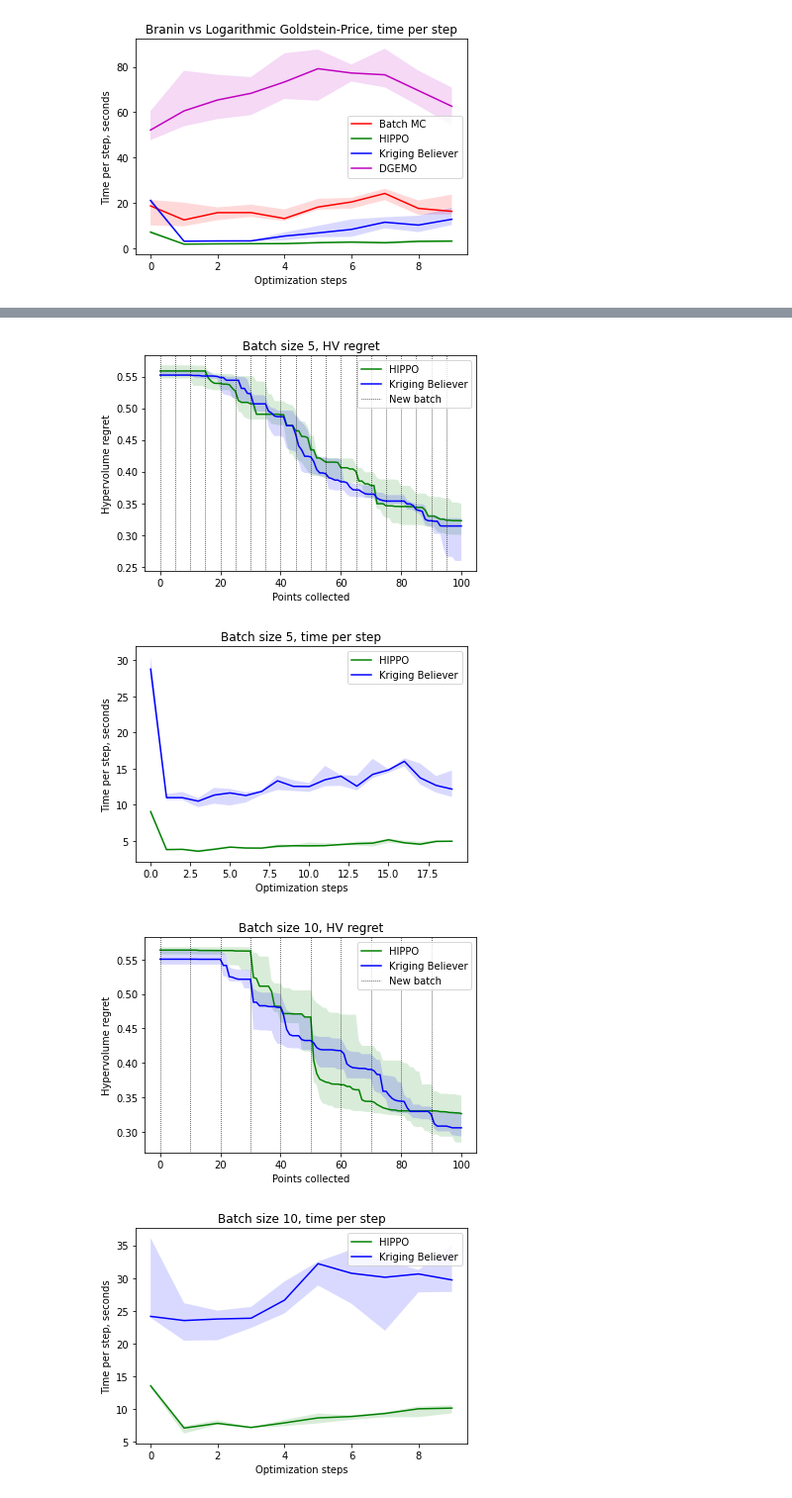
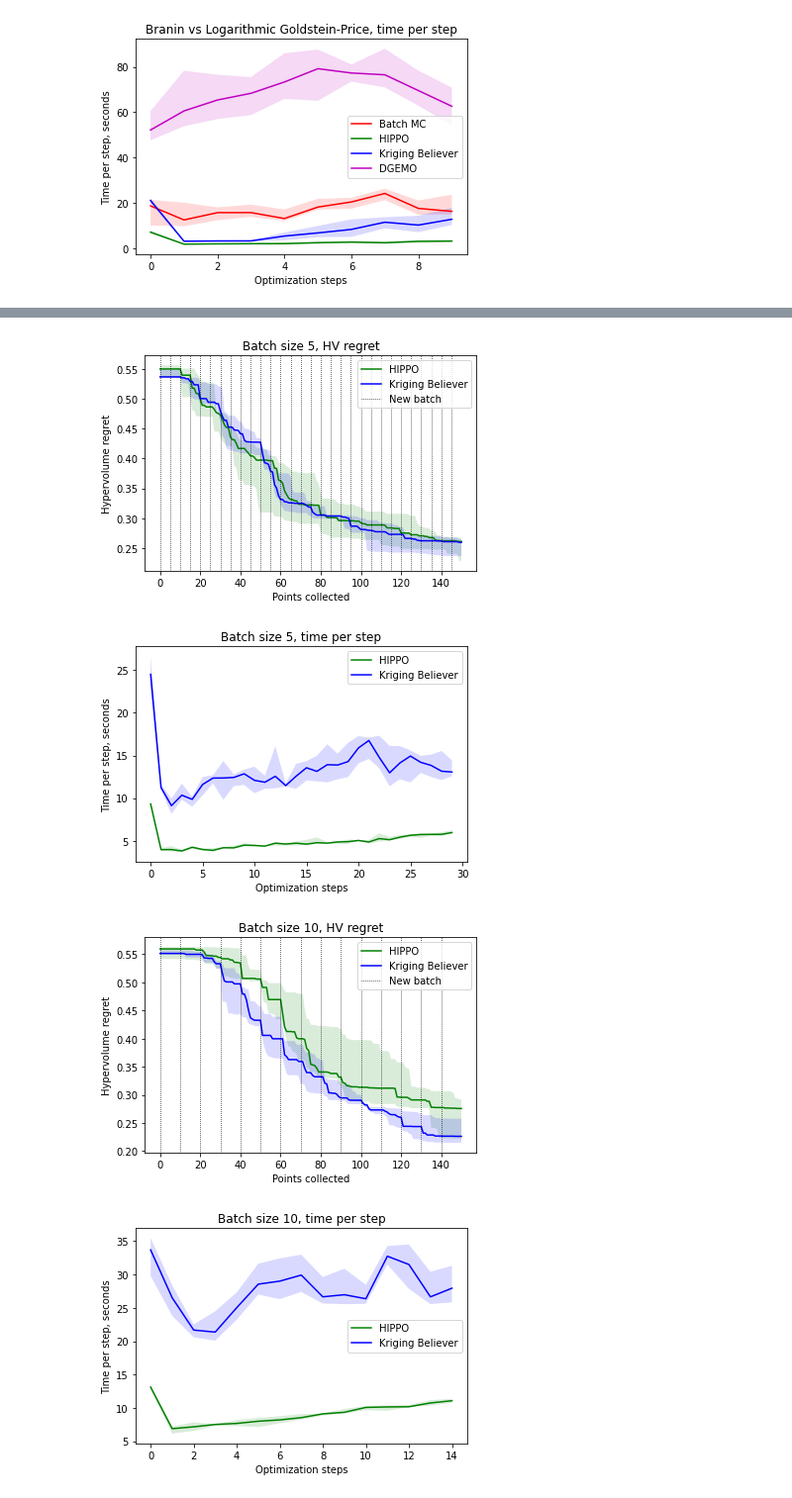
Before and after one commit to apaleyes/trieste, a Jupyter notebook: docs/notebooks/mo_lp/plot_results.ipynb, the cells around one changed output, grey strips where cells are left out. Shown: that part at 99% size. Saved outputs shown, nothing was run; the diff lists cells and outputs as text; code cells hidden in the pictures.

```diff
--- a/docs/notebooks/mo_lp/plot_results.ipynb
+++ b/docs/notebooks/mo_lp/plot_results.ipynb
@@ -12,7 +12,7 @@ def plot_median_quantiles(x, y, color, label):
     plt.fill_between(x, np.quantile(y, q=0.25, axis=0), np.quantile(y, q=0.75, axis=0), facecolor=color, alpha=0.15)
     plt.plot(x, np.median(y, axis=0), c=color, label=label)
 # %%
-save_files = True
+save_files = False
 # %%
 batch_mc_hv_regret = np.loadtxt("results/BatchMC_Simple1D_n_initial_points_3_n_query_points_4_n_optimization_steps_3_n_repeats_10_seed_None", delimiter=",")
 hippo_hv_regret = np.loadtxt("results/HIPPO_Simple1D_n_initial_points_3_n_query_points_4_n_optimization_steps_3_n_repeats_10_seed_None", delimiter=",")
@@ -361,10 +361,10 @@ test_func_names = [
     ]
 
 batch_n_steps = [
-        (5, 20),
-        (10, 10),
-        (20, 5),
-        (50, 2)
+        (5, 30),
+        (10, 15),
+        (25, 6),
+        (50, 3)
     ]
 
 for test_func_name in test_func_names:
@@ -419,5 +419,5 @@ for test_func_name in test_func_names:
 To enable them in other operations, rebuild TensorFlow with the appropriate compiler flags.
-[figure, old version]
+[figure, new version]
-[figure, old version]
+[figure, new version]
-[figure, old version]
+[figure, new version]
-[figure, old version]
+[figure, new version]
```
Also changed, not shown: parts of 1 cell of this notebook, 33 other files.
